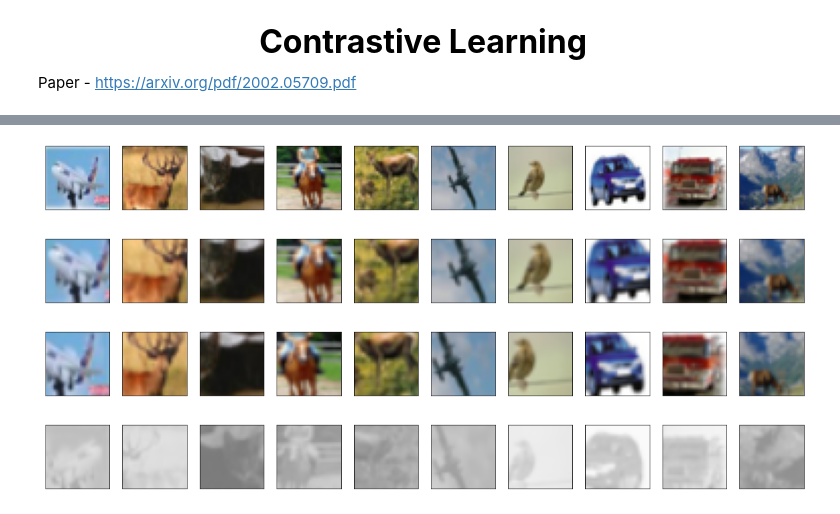
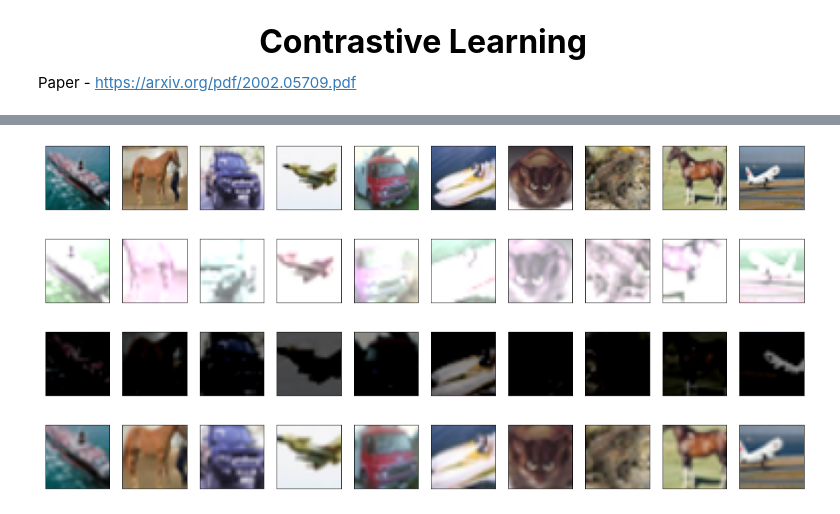
Before and after one commit to kaneelgit/ML-DL-Algorithms, a Jupyter notebook: contrastive_learning.ipynb, the cells around one changed output, grey strips where cells are left out. Cells and saved outputs as stored; diff of their text form; code cells hidden in the pictures.

```diff
--- a/contrastive_learning.ipynb
+++ b/contrastive_learning.ipynb
@@ -113,26 +115,26 @@ test_ds = tf.data.Dataset.from_tensor_slices((x_test, y_test))
 test_ds = (test_ds.batch(batch_size).prefetch(AUTO))
 # %%
 #checkout the augmentations
-samp, lab = next(iter(train_ds_unlabeled))
+samp, lab = next(iter(train_ds_labeled))
 
 def plot_images(samp):
   #plot figure
   fig, ax = plt.subplots(1, 10, figsize = (20, 2))
 
   for i, s in enumerate(samp[:10]):
     ax[i].imshow(s)
     ax[i].set_xticks([])
     ax[i].set_yticks([])
 
 plot_images(samp)
 plot_images(data_aug(samp))
 plot_images(data_aug(samp))
 plot_images(data_aug(samp))
 # %% [output]
-[figure, old version]
+[figure, new version]
-[figure, old version]
+[figure, new version]
-[figure, old version]
+[figure, new version]
-[figure, old version]
+[figure, new version]
 # %%
 #resnet
 def base_encoder():
```
Also changed, not shown: parts of 15 cells of this notebook.
